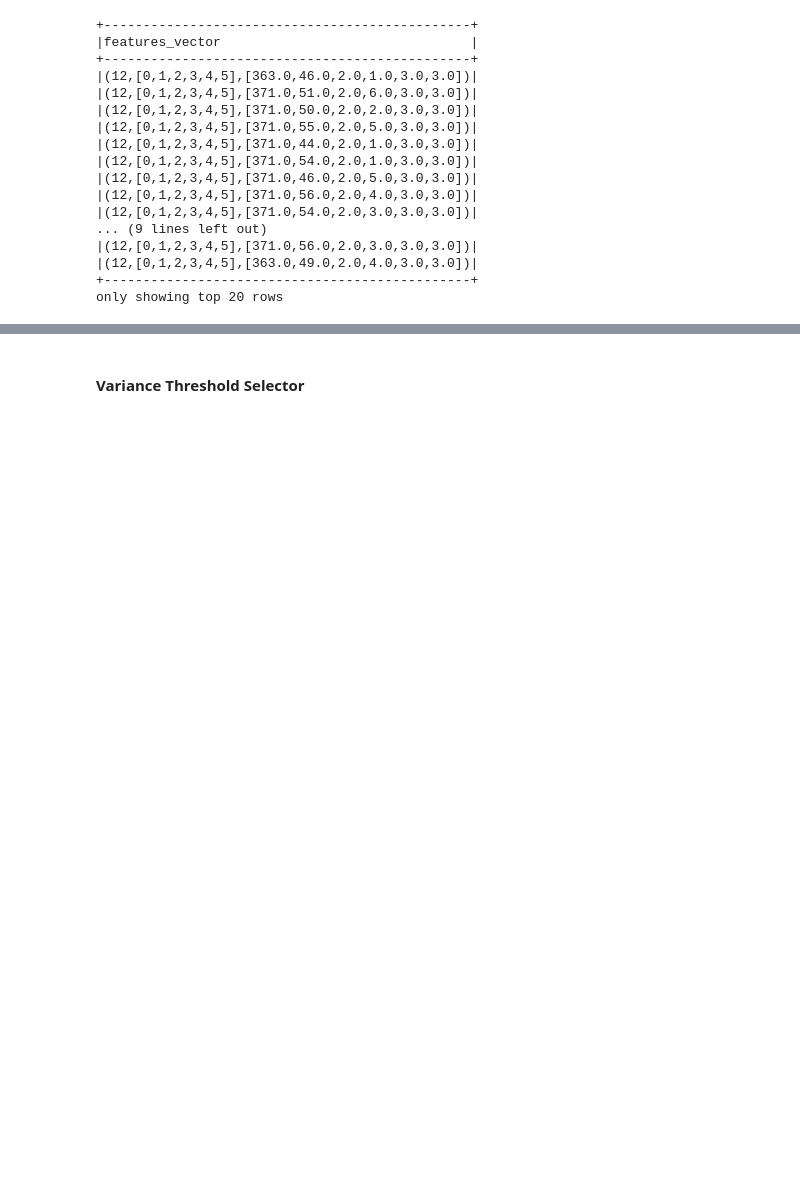
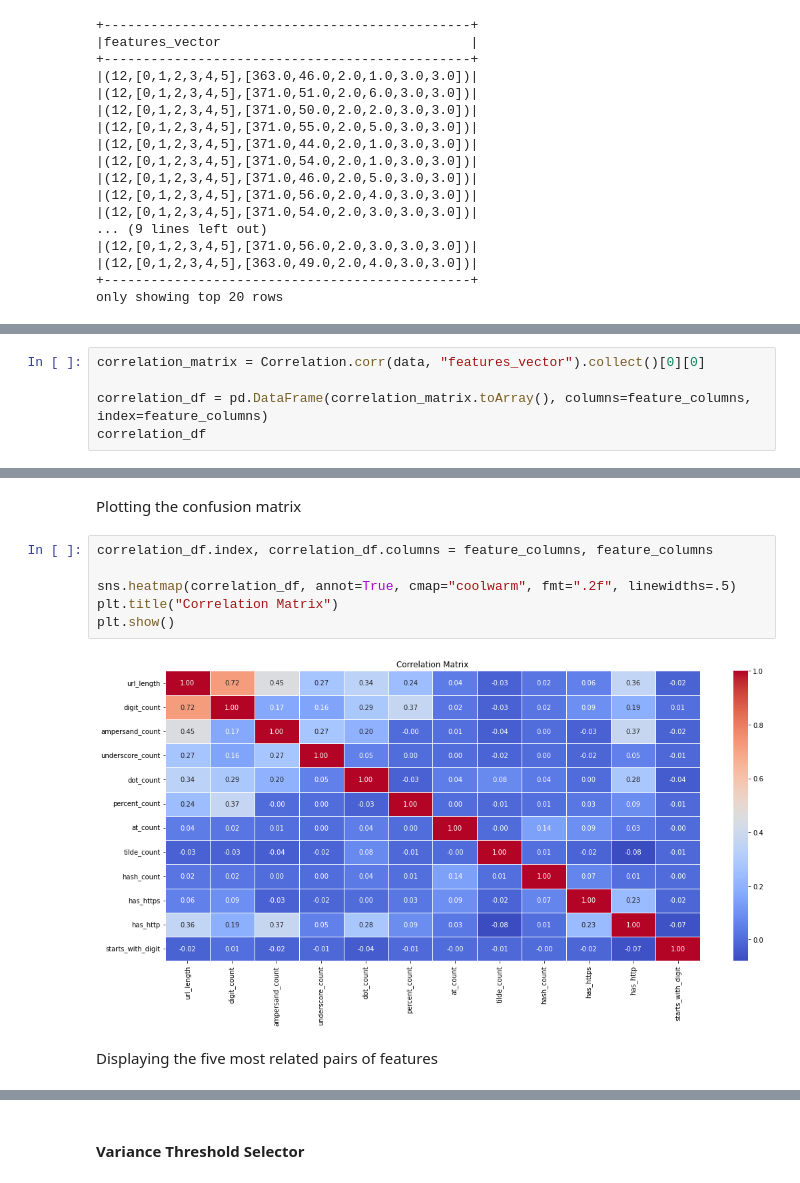
Before and after one commit to simonegramegna/URLs_mining, a Jupyter notebook: URLs_mining.ipynb, the cells around one changed output, grey strips where cells are left out. Drawn from its saved outputs; the diff is of its cells as text; blank space fills up the shorter version.

```diff
--- a/URLs_mining.ipynb
+++ b/URLs_mining.ipynb
@@ -378,0 +385,5 @@ only showing top 20 rows
+# %%
+correlation_matrix = Correlation.corr(data, "features_vector").collect()[0][0]
+
+correlation_df = pd.DataFrame(correlation_matrix.toArray(), columns=feature_columns, index=feature_columns)
+correlation_df
@@ -378,0 +404,12 @@ only showing top 20 rows
+# %% [markdown]
+Plotting the confusion matrix
+# %%
+correlation_df.index, correlation_df.columns = feature_columns, feature_columns
+
+sns.heatmap(correlation_df, annot=True, cmap="coolwarm", fmt=".2f", linewidths=.5)
+plt.title("Correlation Matrix")
+plt.show()
+# %% [output]
+[figure, added]
+# %% [markdown]
+Displaying the five most related pairs of features
```
Also changed, not shown: parts of 20 cells of this notebook.
